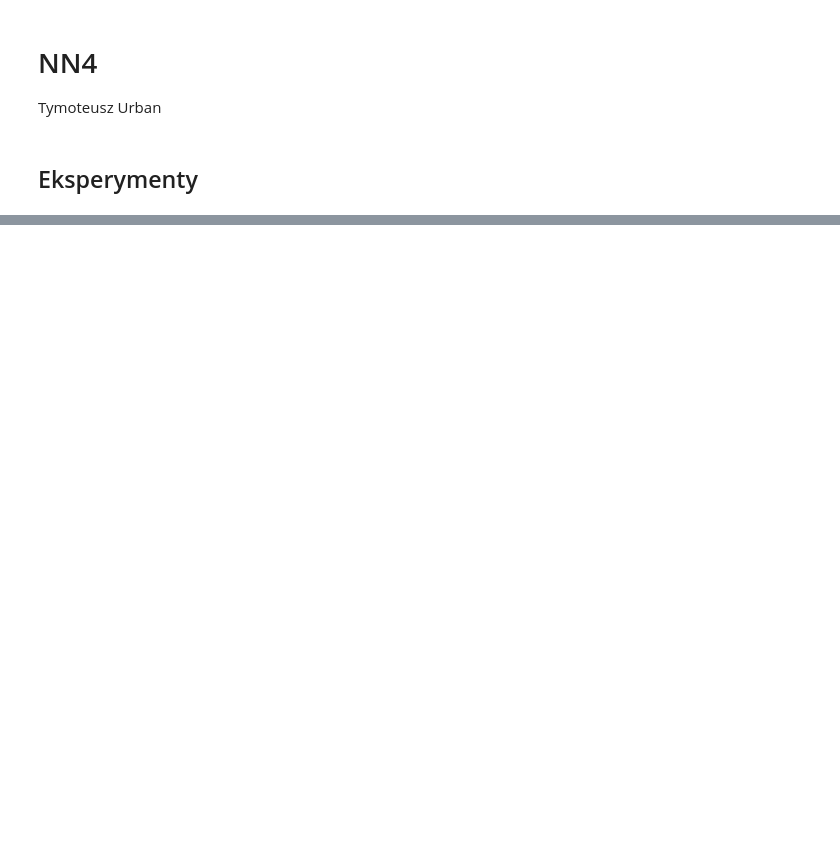
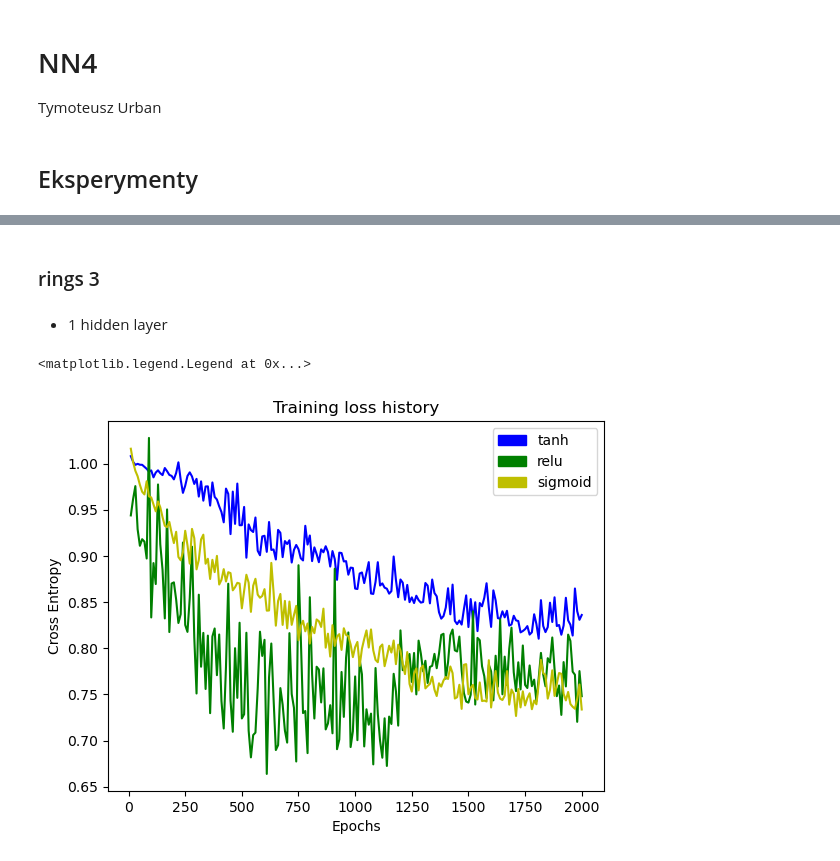
Before and after one commit to tymsoncyferki/MIOwAD, a Jupyter notebook: nn5/nn5.ipynb, the cells around one changed output, grey strips where cells are left out. Saved outputs shown, nothing was run; the diff lists cells and outputs as text; code cells hidden in the pictures; blank space fills up the shorter version.

```diff
--- a/nn5/nn5.ipynb
+++ b/nn5/nn5.ipynb
@@ -96,7 +96,7 @@ class NeuralNetwork:
 
     def tanh_derivative(self, a):
         """calculates tanh'(z) where a = tanh(z)"""
-        return 1 - a ** 2
+        return 1 - (a ** 2)
 
     def sigmoid_derivative(self, a):
         """calculates sigm'(z) where a = sigm(z)"""
@@ -469,0 +463,36 @@ rings3-regular
+# %%
+activation_types = ['tanh', 'relu', 'sigmoid']
+colors = ['b', 'g', 'y']
+legend_handles = [Patch(color=color, label=label) for label, color in zip(activation_types, colors)]
+
+def generate_activations(num_layers, activation_type, regression=False):
+    last_layer = 'softmax'
+    if regression:
+        last_layer = 'linear'
+    return [activation_type] * num_layers + [last_layer]
+# %% [markdown]
+### rings 3
+# %%
+rings3_test = pd.read_csv("../dane/classification/rings3-regular-test.csv")
+rings3_train = pd.read_csv("../dane/classification/rings3-regular-training.csv")
+# %%
+X_train = rings3_train[['x', 'y']].to_numpy()
+y_train = one_hot_encode(rings3_train['c'])
+X_test = rings3_test[['x', 'y']].to_numpy()
+y_test = one_hot_encode(rings3_test['c'])
+# %% [markdown]
+- 1 hidden layer
+# %%
+for act_type, color in tqdm(zip(activation_types, colors)):
+    losses = []
+    for i in range(5):
+        nn3 = NeuralNetwork([2,5,3], model_type='classification', activations=generate_activations(1, act_type))
+        history3 = nn3.train(X_train, y_train, learning_rate=0.01, info_interval=10, epochs=2000, batch_size=125,
+            X_test=X_test, y_test=y_test, optimize='moment', return_history=True, mute_print=True)
+        losses.append(np.array(history3.loss))
+    history3.loss = np.mean(losses, axis=0)
+    history3.plot_loss(return_plot=True, settings=color)
+plt.legend(handles=legend_handles)
+# %% [output]
+<matplotlib.legend.Legend at 0x...>
+[figure, added]
```
Also changed, not shown: parts of 33 cells of this notebook, 1 other file.
